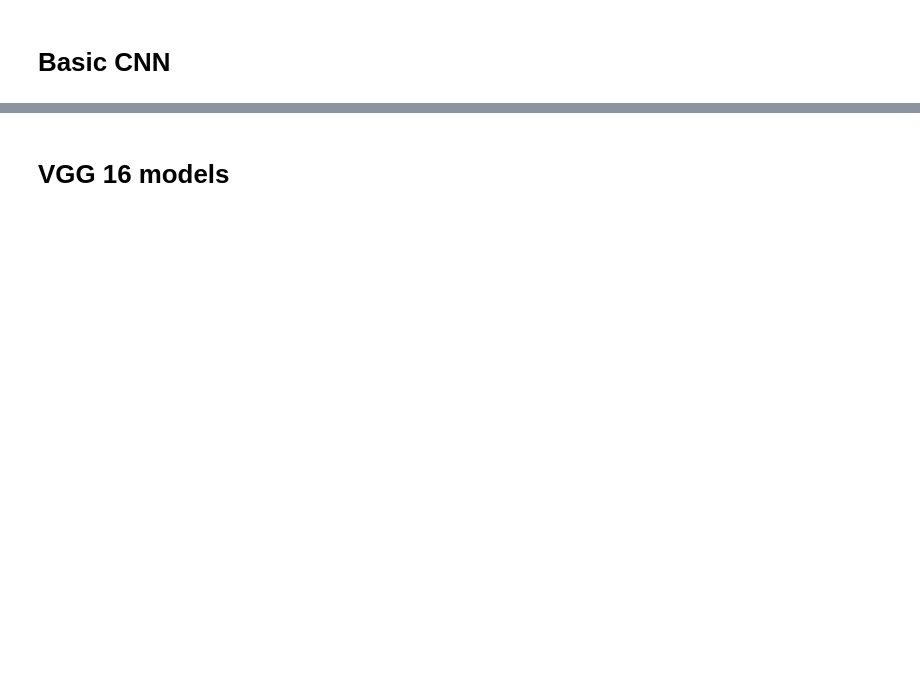
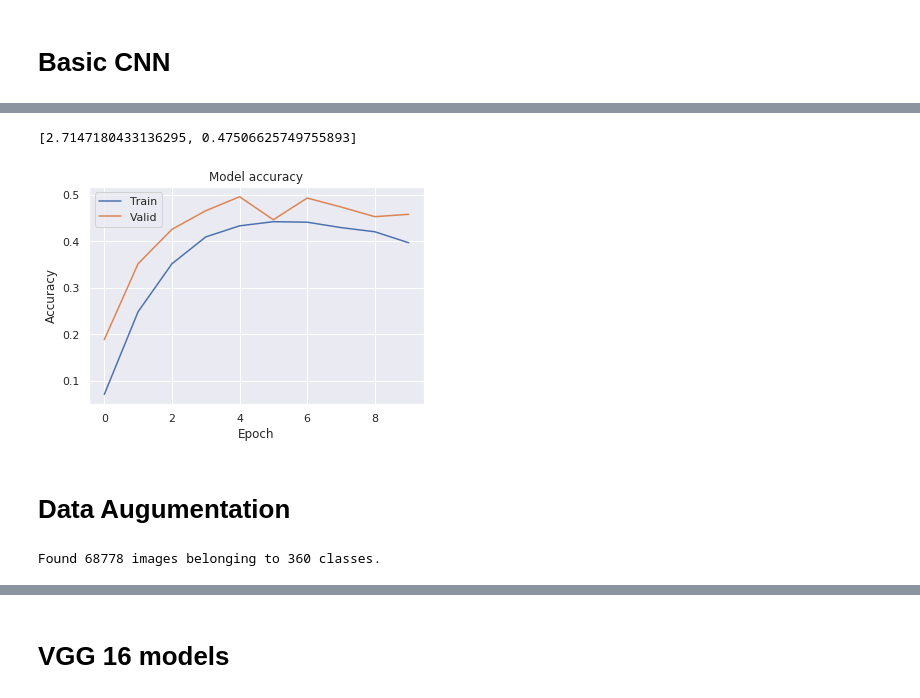
Before and after one commit to congwu26/GoogleLandmarkRecognition, a Jupyter notebook: LandmarkRecognition-full.ipynb, the cells around one changed output, grey strips where cells are left out. Saved outputs shown, nothing was run; the diff lists cells and outputs as text; code cells hidden in the pictures; blank space fills up the shorter version.

```diff
--- a/LandmarkRecognition-full.ipynb
+++ b/LandmarkRecognition-full.ipynb
@@ -150,0 +157,17 @@ Epoch 00024: early stopping
+# %%
+model.evaluate_generator(test_generator, test_samples)
+# %% [output]
+[2.7147180433136295, 0.47506625749755893]
+# %%
+fig, ax = plt.subplots()
+plt.plot(history.history['acc'])
+plt.plot(history.history['val_acc'])
+plt.title('Model accuracy')
+plt.ylabel('Accuracy')
+plt.xlabel('Epoch')
+plt.legend(['Train', 'Valid'], loc='upper left')
+plt.show()
+# %% [output]
+[figure, added]
+# %% [markdown]
+# Data Augumentation
@@ -150,0 +180,7 @@ Epoch 00024: early stopping
+# %%
+train_generator_augmented = datagen_augmented.flow_from_directory(
+        train_data_dir,
+        target_size=(img_width, img_height),
+        batch_size=batch_size)
+# %% [output]
+Found 68778 images belonging to 360 classes.
```
Also changed, not shown: parts of 26 cells of this notebook, 3 other files.
